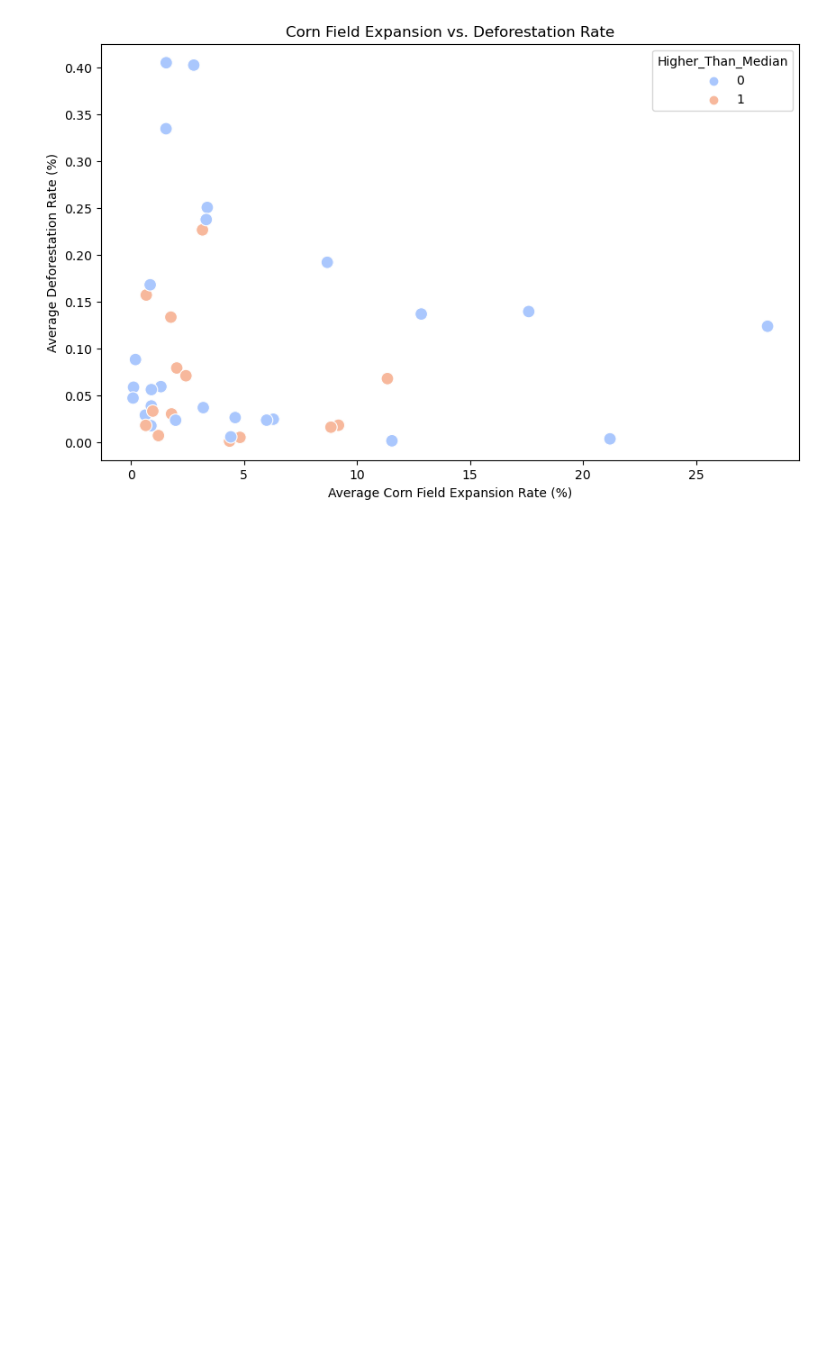
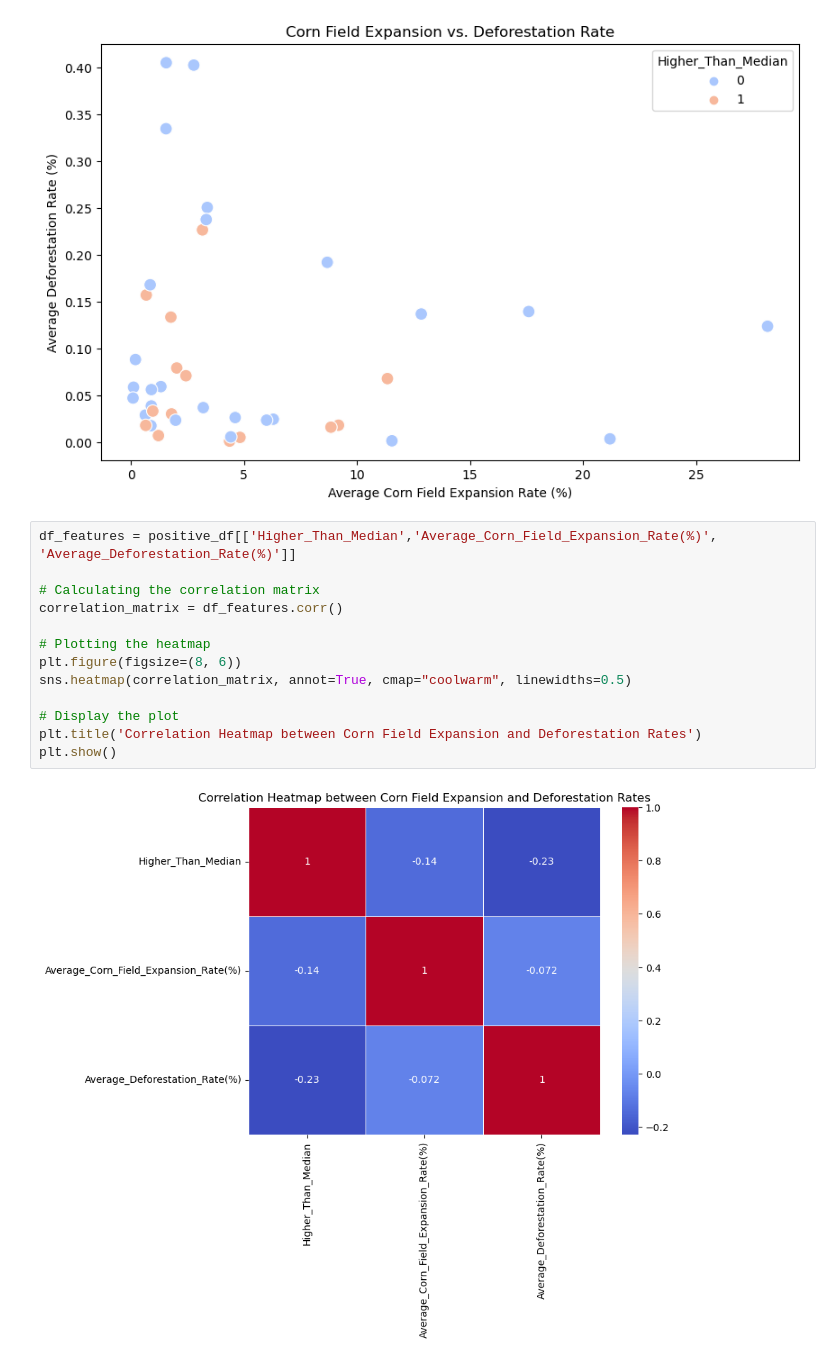
Before and after one commit to ZeliaDec/DataScience, a Jupyter notebook: analysis.ipynb, the cells around one changed output. Cells and saved outputs as stored; diff of their text form; blank space fills up the shorter version.

```diff
--- a/analysis.ipynb
+++ b/analysis.ipynb
@@ -798,3 +798,18 @@ plt.ylabel('Average Deforestation Rate (%)')
 plt.show()
 # %% [output]
 [figure]
+# %%
+df_features = positive_df[['Higher_Than_Median','Average_Corn_Field_Expansion_Rate(%)', 'Average_Deforestation_Rate(%)']]
+
+# Calculating the correlation matrix
+correlation_matrix = df_features.corr()
+
+# Plotting the heatmap
+plt.figure(figsize=(8, 6))
+sns.heatmap(correlation_matrix, annot=True, cmap="coolwarm", linewidths=0.5)
+
+# Display the plot
+plt.title('Correlation Heatmap between Corn Field Expansion and Deforestation Rates')
+plt.show()
+# %% [output]
+[figure, added]
```
Also changed, not shown: parts of 8 cells of this notebook.
